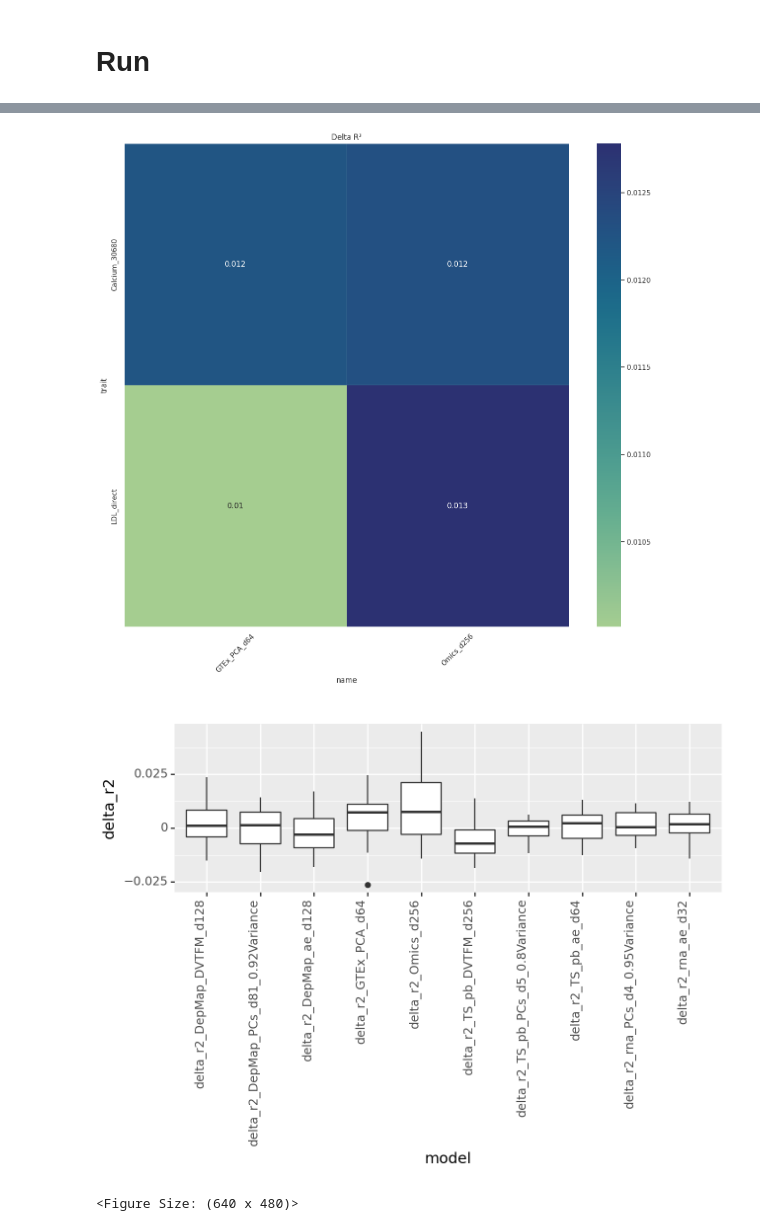
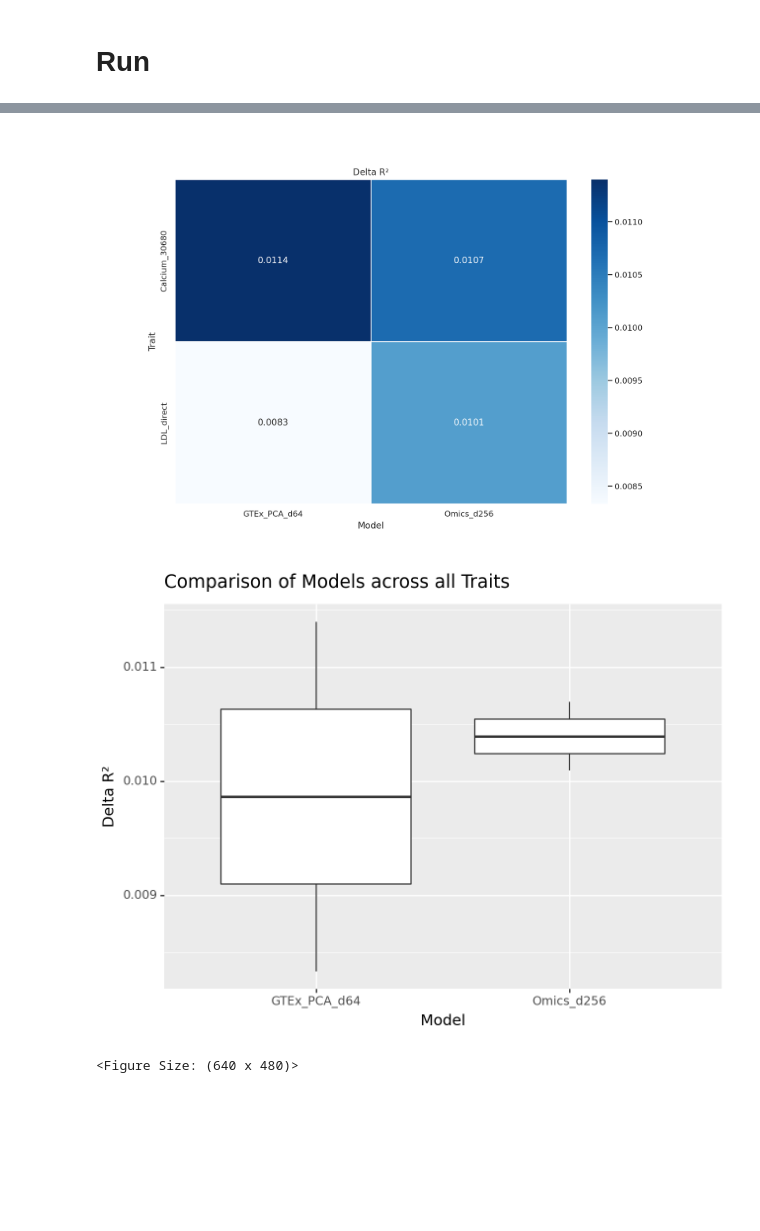
Before and after one commit to niklasbuehler/functional-gene-embeddings, a Jupyter notebook: notebooks/Evaluation.ipynb, the cells around one changed output, grey strips where cells are left out. Saved outputs shown, nothing was run; the diff lists cells and outputs as text; code cells hidden in the pictures; blank space fills up the shorter version.

Commit message:
Fix filtering and imputation of genes and rewrite all plots for new structure

```diff
--- a/notebooks/Evaluation.ipynb
+++ b/notebooks/Evaluation.ipynb
@@ -323,0 +253,11 @@ def compare_r2_across_models(model_results):
+# %%
+def heatmap_models_traits(res_df):
+    heatmap_data = res_df.pivot(index='trait', columns='name', values='delta_r2').drop(['null'], axis=1)
+    sns.set()
+    plt.figure(figsize=(12, 8))
+    h = sns.heatmap(heatmap_data, annot=True, linewidths=.5, cmap="Blues", fmt=".4f")
+    #h.set_xticklabels(h.get_xticklabels(), rotation = 45)
+    h.set_xlabel('Model')
+    h.set_ylabel('Trait')
+    plt.title('Delta R²')
+    plt.show()
@@ -350,6 +312,6 @@ traits
  'Glucose',
  'Calcium_100024']
 # %%
-models = ["Omics_d256", "GTEx_PCA_d64", "DepMap_PCs_d81_0.92Variance", "DepMap_ae_d128", "DepMap_DVTFM_d128", "TS_pb_PCs_d5_0.8Variance", "TS_pb_ae_d64", "TS_pb_DVTFM_d256", "rna_PCs_d4_0.95Variance", "rna_ae_d32"]
+models = ["null", "Omics_d256", "GTEx_PCA_d64", "DepMap_PCs_d81_0.92Variance", "DepMap_ae_d128", "DepMap_DVTFM_d128", "TS_pb_PCs_d5_0.8Variance", "TS_pb_ae_d64", "TS_pb_DVTFM_d256", "rna_PCs_d4_0.95Variance", "rna_ae_d32"]
 models
 # %% [output]
@@ -364,6 +327,8 @@ models
  'rna_PCs_d4_0.95Variance',
  'rna_ae_d32']
 # %%
-traits = traits[:2]
-models = models[:2]
+# Limit scope for faster test runs
+#traits = traits[:2]
+#models = models[:3] # always include 0: null model
+#traits = ['HDL_cholesterol', 'Testosterone', 'Vitamin_D']
 # %%
@@ -386,0 +356,4 @@ KeyboardInterrupt:
+# %%
+res_df = pd.DataFrame(results)[['trait', 'name', 'r2']]
+res_df['delta_r2'] = res_df.groupby('trait')['r2'].transform(lambda x: x - x.iloc[0] if x.iloc[0] is not None else x)
+res_df
@@ -389,15 +378,9 @@ scatterplot_all_models(res_df)
 # %%
-heatmap_data = res_df.pivot(index='trait', columns='name', values='delta_r2')
-sns.set()
-plt.figure(figsize=(16, 14))
-h = sns.heatmap(heatmap_data, annot=True, linewidths=.5, cmap="crest")
-h.set_xticklabels(h.get_xticklabels(), rotation = 45)
-plt.title('Delta R²')
-plt.show()
+heatmap_models_traits(res_df)
 # %% [output]
-[figure, old version]
+[figure, new version]
 # %%
-compare_r2_across_models(results)
+boxplot_all_models(res_df)
 # %% [output]
-[figure, old version]
+[figure, new version]
 <Figure Size: (640 x 480)>
```
Also changed, not shown: parts of 30 cells of this notebook.
